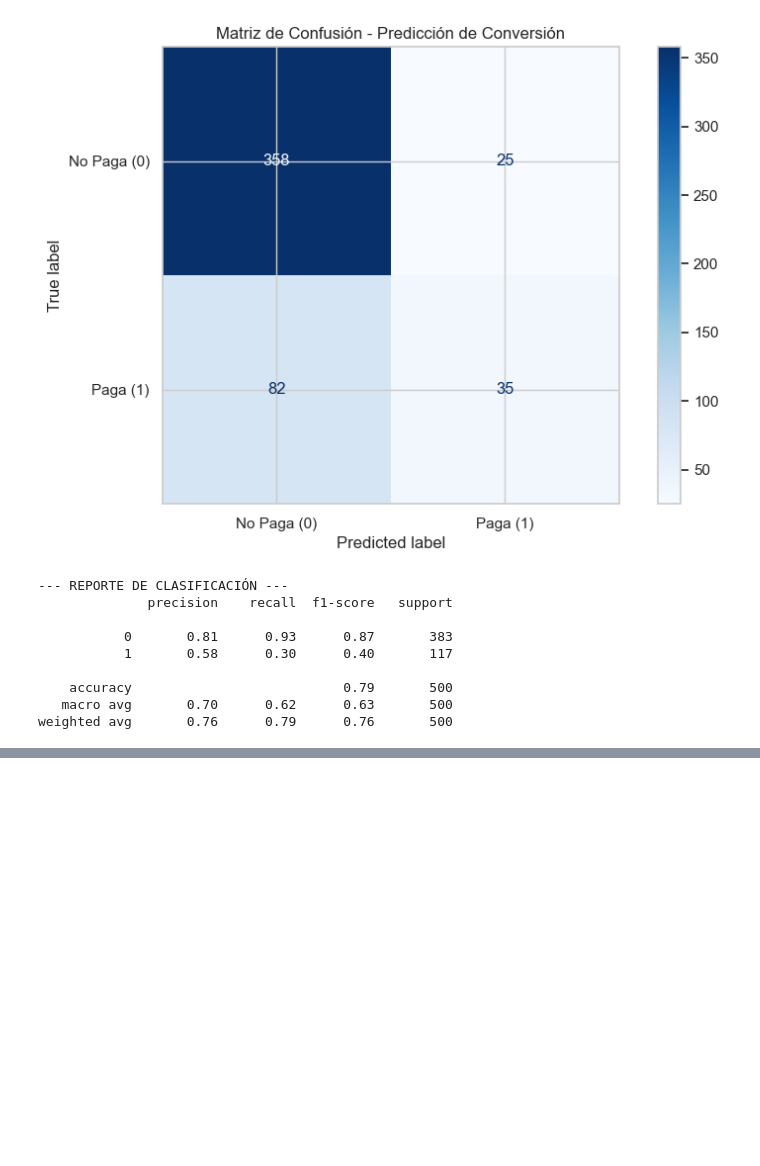
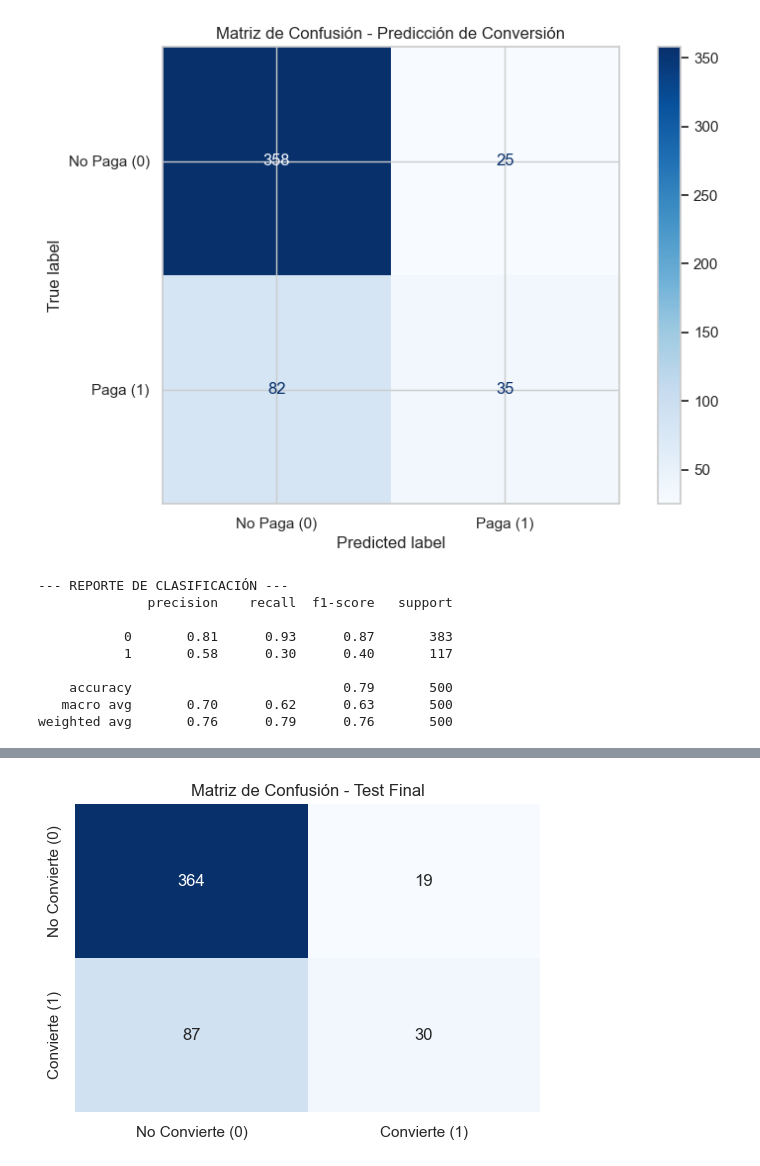
Before and after one commit to gmortiz87/lab2-etl-saa, a Jupyter notebook: notebooks/laboratorio_etl_modelado.ipynb, the cells around one changed output, grey strips where cells are left out. Saved outputs shown, nothing was run; the diff lists cells and outputs as text; code cells hidden in the pictures; blank space fills up the shorter version.

```diff
--- a/notebooks/laboratorio_etl_modelado.ipynb
+++ b/notebooks/laboratorio_etl_modelado.ipynb
@@ -634,3 +715,75 @@ print(classification_report(y_test, y_pred))
     accuracy                           0.79       500
    macro avg       0.70      0.62      0.63       500
 weighted avg       0.76      0.79      0.76       500
+# %%
+# ============================================================================
+# 7 y 8. Preparación y Modelo (Corrección Consolidada Cero Errores)
+# ============================================================================
+from sklearn.model_selection import train_test_split
+from sklearn.preprocessing import StandardScaler
+from sklearn.linear_model import LogisticRegression
+from sklearn.metrics import classification_report, confusion_matrix, roc_auc_score
+import seaborn as sns
+import matplotlib.pyplot as plt
+
+print("Limpiando memoria, resolviendo data leakage e iniciando preparación...\n")
+
+# 1. Variables a eliminar.
+# IMPORTANTE: Eliminamos variables que causan Fuga de Información (Data Leakage) como 'selected_plan'
+cols_to_drop = ['user_id', 'signup_date', 'trial_end_date', 'converted_to_paid_plan',
+                'selected_plan', 'preferred_plan_before_conversion']
+
+# Aseguramos de borrar solo las que existen para evitar errores
+cols_to_drop = [c for c in cols_to_drop if c in df_cleaned.columns]
+
+X_fresh = df_cleaned.drop(columns=cols_to_drop)
+y_fresh = df_cleaned['converted_to_paid_plan']
+
+# 2. One-Hot Encoding (Convierte texto a columnas de ceros y unos)
+X_encoded = pd.get_dummies(X_fresh, drop_first=True)
+
+# 3. Separación Estratificada Exacta (60/20/20)
+X_train, X_temp, y_train, y_temp = train_test_split(X_encoded, y_fresh, test_size=0.40, random_state=42, stratify=y_fresh)
+X_val, X_test, y_val, y_test = train_test_split(X_temp, y_temp, test_size=0.50, random_state=42, stratify=y_temp)
+
+X_train = X_train.copy()
+X_val = X_val.copy()
+X_test = X_test.copy()
+
+# 4. Escalamiento Seguro (Elegimos solo variables numéricas y evitamos booleanas)
+num_cols = X_fresh.select_dtypes(include=['int64', 'float64']).columns.tolist()
+cols_to_exclude_scale = ['payment_method_on_file', 'webinar_attended', 'referred_friend', 'high_commercial_intent']
+num_cols = [c for c in num_cols if c not in cols_to_exclude_scale]
+
+scaler = StandardScaler()
+X_train[num_cols] = scaler.fit_transform(X_train[num_cols])
+X_val[num_cols] = scaler.transform(X_val[num_cols])
+X_test[num_cols] = scaler.transform(X_test[num_cols])
+
+# 5. Modelado Definitivo
+modelo_logistico = LogisticRegression(max_iter=1000, random_state=42)
+modelo_logistico.fit(X_train, y_train)
+
+# 6. Predicciones
+y_pred_val = modelo_logistico.predict(X_val)
+y_pred_test = modelo_logistico.predict(X_test)
+y_prob_test = modelo_logistico.predict_proba(X_test)[:, 1]
+
+print("✅ Modelo entrenado exitosamente.\n")
+print("--- EVALUACIÓN FINAL EN CONJUNTO DE PRUEBA (Test) ---")
+# Genera el resumen con las métricas Accuracy, Precision, Recall y F1-Score
+print(classification_report(y_test, y_pred_test))
+
+# Métrica Extra sugerida por el laboratorio
+roc_auc = roc_auc_score(y_test, y_prob_test)
+print(f"⭐ Puntuación ROC-AUC en Test: {roc_auc:.4f}\n")
+
+# Muestra Visual de la Matriz de Confusión
+cm = confusion_matrix(y_test, y_pred_test)
+plt.figure(figsize=(6, 4))
+sns.heatmap(cm, annot=True, fmt='d', cmap='Blues', cbar=False,
+            xticklabels=['No Convierte (0)', 'Convierte (1)'],
+            yticklabels=['No Convierte (0)', 'Convierte (1)'])
+plt.title('Matriz de Confusión - Test Final')
+plt.show()
+# %% [output]
@@ -636,0 +805 @@ weighted avg       0.76      0.79      0.76       500
+[figure, added]
```
Also changed, not shown: parts of 13 cells of this notebook.
